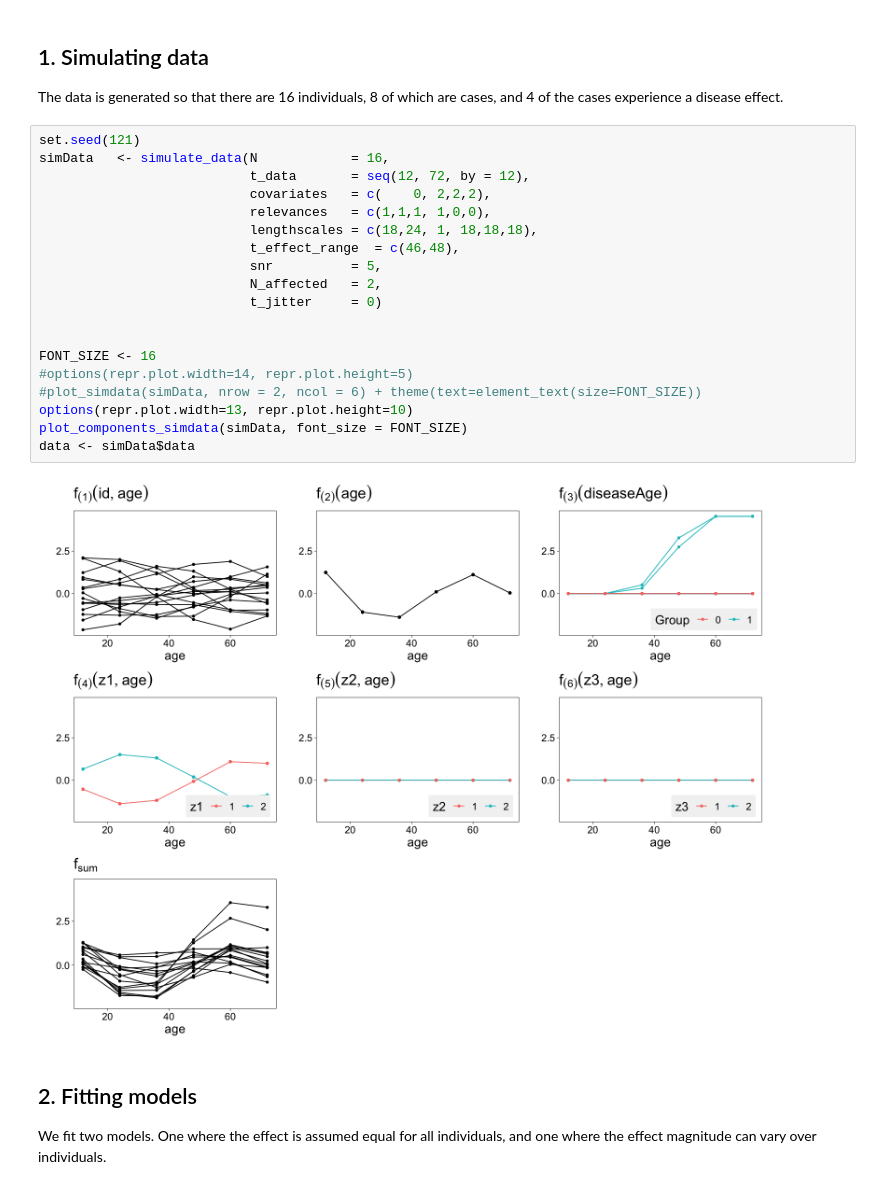
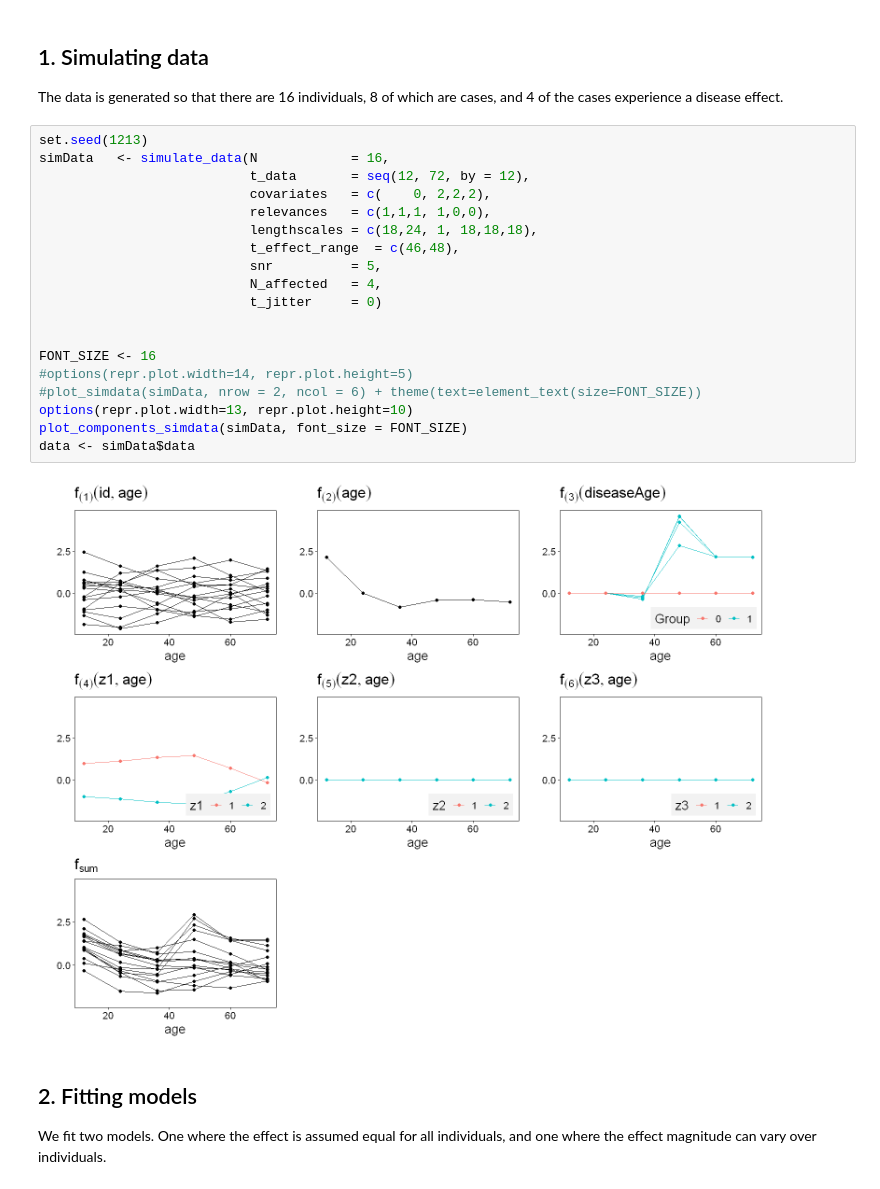
Before and after one commit to jtimonen/lgpr-usage, a Jupyter notebook: notebooks/heterogeneous_disease_modeling.ipynb, the cells around one changed output. Cells and saved outputs as stored; diff of their text form.

```diff
--- a/notebooks/heterogeneous_disease_modeling.ipynb
+++ b/notebooks/heterogeneous_disease_modeling.ipynb
@@ -22,26 +17,26 @@ Loading required package: magrittr
 ## 1. Simulating data
 The data is generated so that there are 16 individuals, 8 of which are cases, and 4 of the cases experience a disease effect.
 # %%
-set.seed(121)
+set.seed(1213)
 simData   <- simulate_data(N            = 16,
                            t_data       = seq(12, 72, by = 12),
                            covariates   = c(    0, 2,2,2),
                            relevances   = c(1,1,1, 1,0,0),
                            lengthscales = c(18,24, 1, 18,18,18),
                            t_effect_range  = c(46,48),
                            snr          = 5,
-                           N_affected   = 2,
+                           N_affected   = 4,
                            t_jitter     = 0)
 
 
 FONT_SIZE <- 16
 #options(repr.plot.width=14, repr.plot.height=5)
 #plot_simdata(simData, nrow = 2, ncol = 6) + theme(text=element_text(size=FONT_SIZE))
 options(repr.plot.width=13, repr.plot.height=10)
 plot_components_simdata(simData, font_size = FONT_SIZE)
 data <- simData$data
 # %% [output]
-[figure, old version]
+[figure, new version]
 # %% [markdown]
 ## 2. Fitting models
 We fit two models. One where the effect is assumed equal for all individuals, and one where the effect magnitude can vary over individuals.
```
Also changed, not shown: parts of 3 cells of this notebook, 10 other files.
